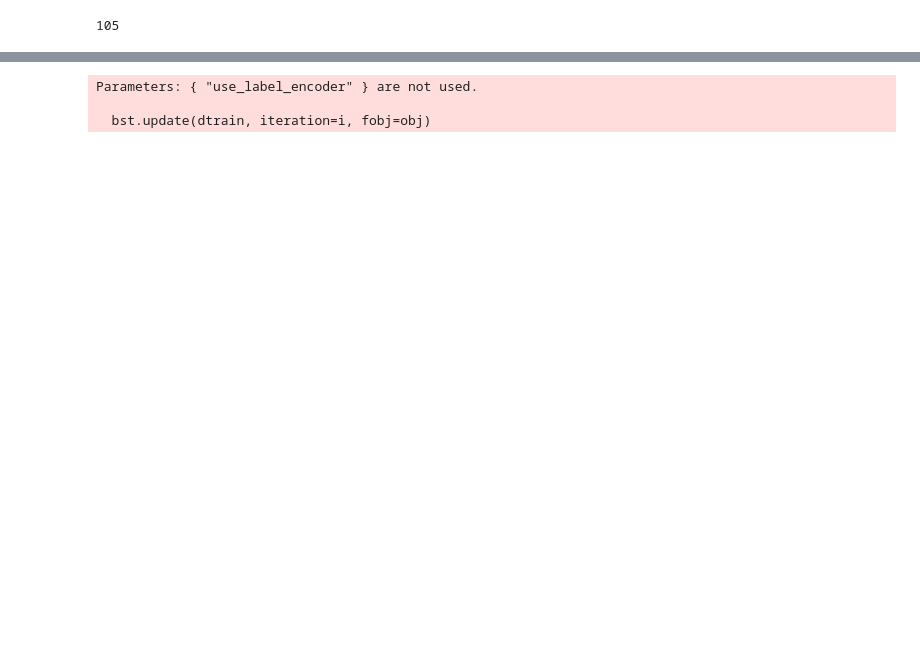
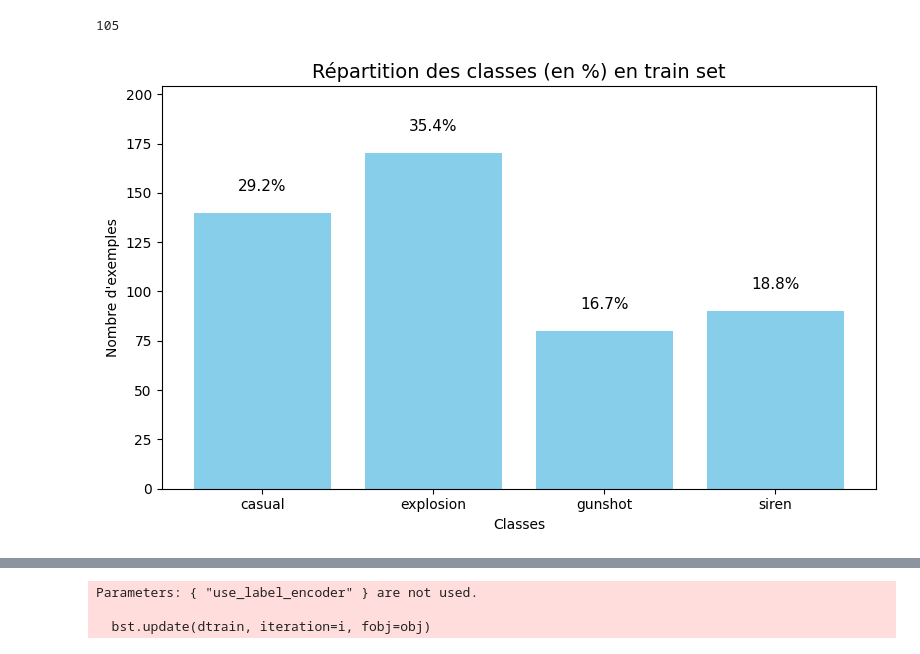
Before and after one commit to Stevens05/SESA, a Jupyter notebook: model/Train_built-in.ipynb, the cells around one changed output, grey strips where cells are left out. Drawn from its saved outputs; the diff is of its cells as text; code cells hidden in the pictures; blank space fills up the shorter version.

```diff
--- a/model/Train_built-in.ipynb
+++ b/model/Train_built-in.ipynb
@@ -136,0 +159,33 @@ X_train, X_val, y_train, y_val = train_test_split(X_scaled, y_encoded, test_size
+# %%
+from collections import Counter
+# Re-transformer les labels encodés
+y_decoded = le.inverse_transform(y_encoded)
+
+# Compter les classes
+counter = Counter(y_decoded)
+df_counts = pd.DataFrame.from_dict(counter, orient='index', columns=['Count']).sort_index()
+
+# Calcul des pourcentages
+total = df_counts['Count'].sum()
+df_counts['Percentage'] = df_counts['Count'] / total * 100
+
+# Plot
+fig, ax = plt.subplots(figsize=(8, 5))
+bars = ax.bar(df_counts.index, df_counts['Count'], color='skyblue')
+
+# Ajouter les pourcentages au-dessus de chaque barre
+for bar, perc in zip(bars, df_counts['Percentage']):
+    height = bar.get_height()
+    ax.text(bar.get_x() + bar.get_width() / 2, height + total * 0.02, f'{perc:.1f}%',
+            ha='center', va='bottom', fontsize=11)#, fontweight='bold')
+
+# Ajustements visuels
+ax.set_title("Répartition des classes (en %) en train set", fontsize=14)
+ax.set_ylabel("Nombre d'exemples")
+ax.set_xlabel("Classes")
+plt.ylim(0, df_counts['Count'].max() * 1.2)  # espace au-dessus
+
+plt.tight_layout()
+plt.show()
+# %% [output]
+[figure, added]
```
Also changed, not shown: parts of 11 cells of this notebook, 2 other files.
